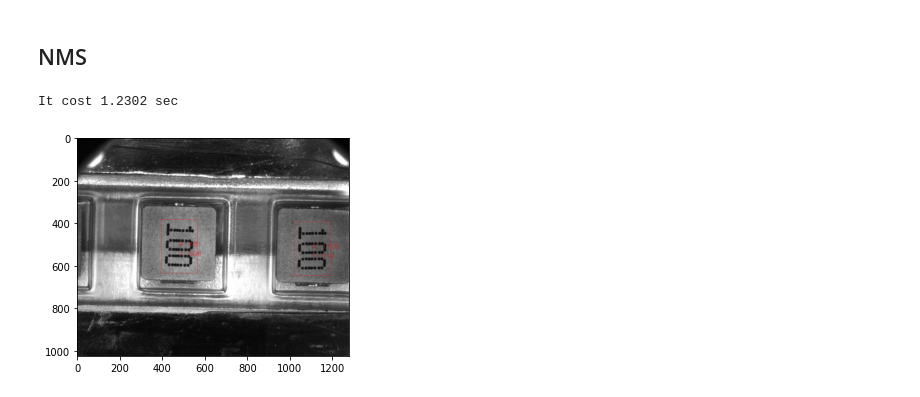
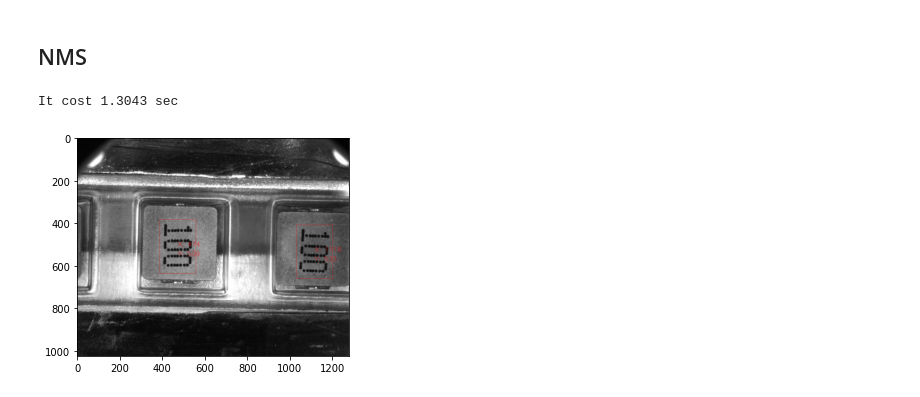
Before and after one commit to Abner0627/IPRV_Template-Matching, a Jupyter notebook: ipynb/main.ipynb, the cells around one changed output. Cells and saved outputs as stored; diff of their text form; code cells hidden in the pictures.

```diff
--- a/ipynb/main.ipynb
+++ b/ipynb/main.ipynb
@@ -134,6 +134,19 @@ def _getBox(res, T_org, thrs):
                 box_j + w//2, box_i + h//2]).T
     box_res = _NMS(boxes, 0.4)
     return box_res
+
+def _plotBox(I_org, box_res):
+    I_box_R = cv2.cvtColor(I_org, cv2.COLOR_GRAY2BGR)
+    for i in range(len(box_res)):
+        x1, y1 = box_res[i, :2]
+        x2, y2 = box_res[i, 2:]
+        mid_x, mid_y = (x1 + x2) // 2, (y1 + y2) // 2
+        text_X = 'X: ' + str(mid_x)
+        text_Y = 'Y: ' + str(mid_y)
+        cv2.rectangle(I_box_R, (x1, y1), (x2, y2), (0, 0, 255), 1)
+        cv2.putText(I_box_R, text_X, (mid_x, mid_y), cv2.FONT_HERSHEY_SIMPLEX, 1, (0, 0, 255), 1, cv2.LINE_AA)
+        cv2.putText(I_box_R, text_Y, (mid_x, mid_y+45), cv2.FONT_HERSHEY_SIMPLEX, 1, (0, 0, 255), 1, cv2.LINE_AA)
+    return I_box_R
 # %% [markdown]
 ## path
 # %%
@@ -183,27 +196,18 @@ plt.imshow(res)
 ## Boxes
 # %%
 # Die 0.2
-# 100 0.13
-box_res = _getBox(res, T_org, 0.13)
+# 100 0.12
+box_res = _getBox(res, T_org, 0.12)
 # %% [markdown]
 ## NMS
-# %%
-I_box_R = cv2.cvtColor(I_org, cv2.COLOR_GRAY2BGR)
-for i in range(len(box_res)):
-	x1, y1 = box_res[i, :2]
-	x2, y2 = box_res[i, 2:]
-	mid_x, mid_y = (x1 + x2) // 2, (y1 + y2) // 2
-	text_X = 'X: ' + str(mid_x)
-	text_Y = 'Y: ' + str(mid_y)
-	cv2.rectangle(I_box_R, (x1, y1), (x2, y2), (0, 0, 255), 1)
-	cv2.putText(I_box_R, text_X, (mid_x, mid_y), cv2.FONT_HERSHEY_SIMPLEX, 1, (0, 0, 255), 1, cv2.LINE_AA)
-	cv2.putText(I_box_R, text_Y, (mid_x, mid_y+45), cv2.FONT_HERSHEY_SIMPLEX, 1, (0, 0, 255), 1, cv2.LINE_AA)
-
-fig = plt.figure()
-plt.imshow(cv2.cvtColor(I_box_R, cv2.COLOR_BGR2RGB))
-
-tEnd = time.time()
-print ("\n" + "It cost {:.4f} sec" .format(tEnd-tStart))
-# %% [output]
-It cost 1.2302 sec
-[figure, removed]
+# %%
+I_box_R = _plotBox(I_org, box_res)
+
+fig = plt.figure()
+plt.imshow(cv2.cvtColor(I_box_R, cv2.COLOR_BGR2RGB))
+
+tEnd = time.time()
+print ("\n" + "It cost {:.4f} sec" .format(tEnd-tStart))
+# %% [output]
+It cost 1.3043 sec
+[figure, added]
```
Also changed, not shown: parts of 1 cell of this notebook, 9 other files.
